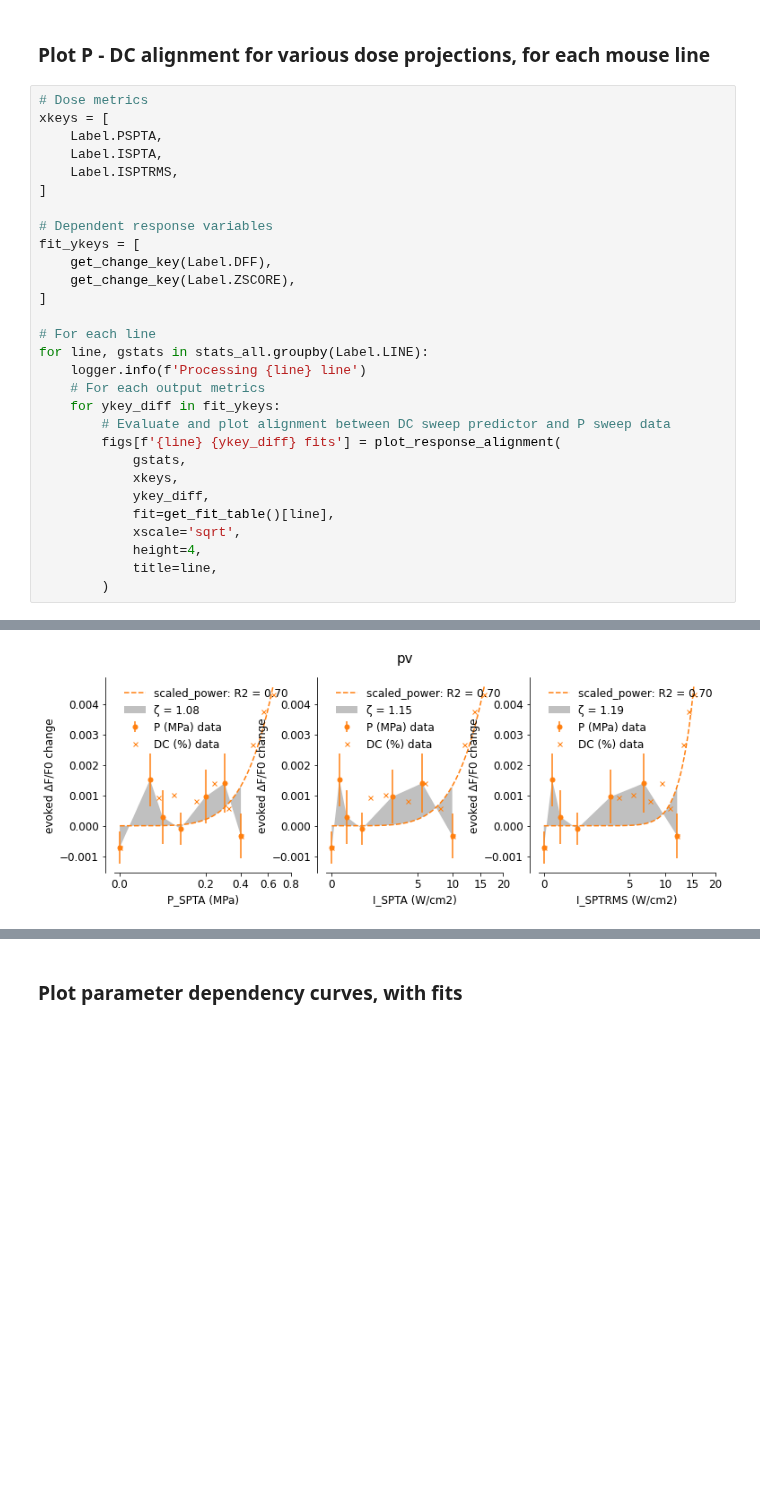
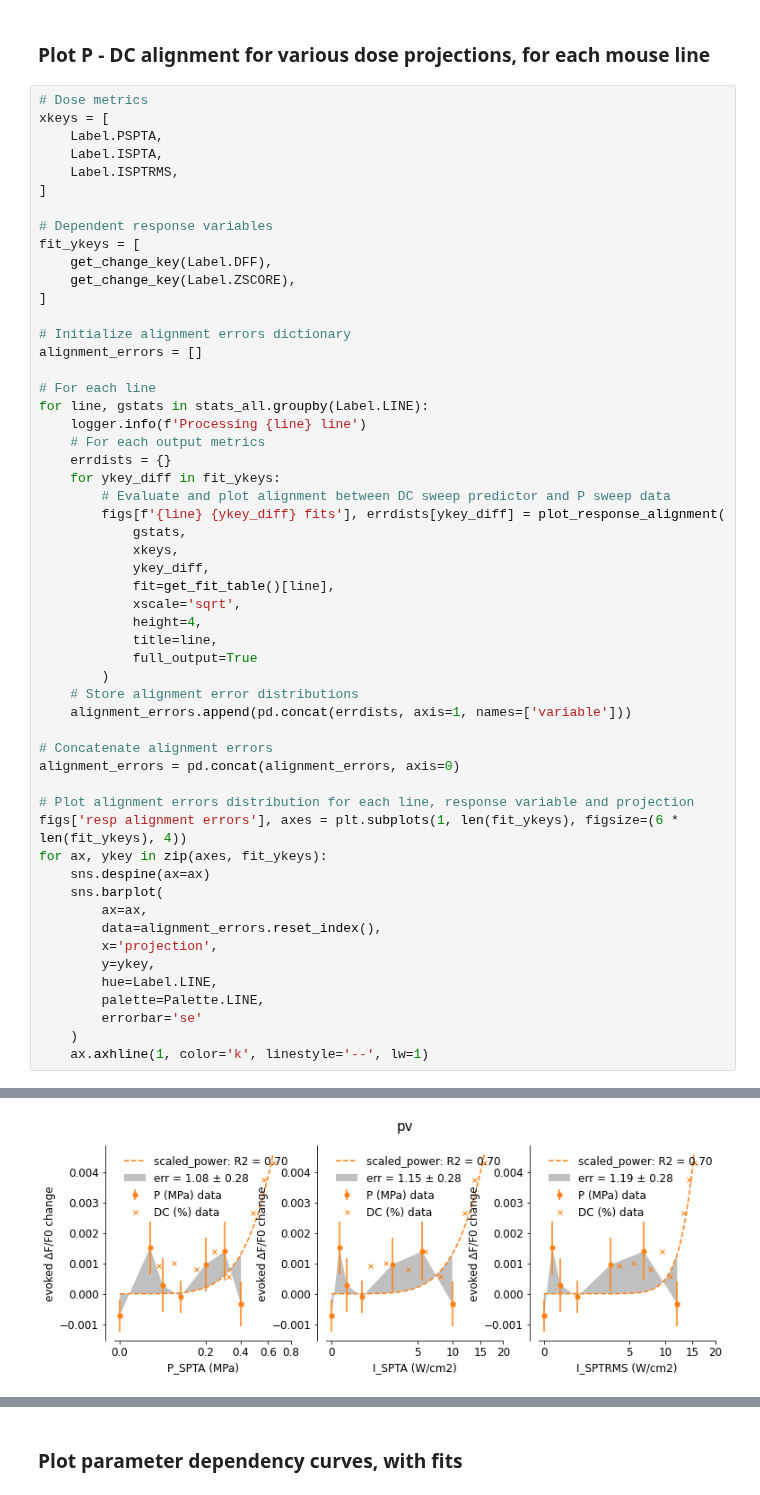
Before and after one commit to shohamlab/usnm2p, a Jupyter notebook: main_analysis.ipynb, the cells around one changed output, grey strips where cells are left out. Saved outputs shown, nothing was run; the diff lists cells and outputs as text; blank space fills up the shorter version.

Commit message:
added response alignment error plot

```diff
--- a/main_analysis.ipynb
+++ b/main_analysis.ipynb
@@ -160,13 +232,17 @@ fit_ykeys = [
     get_change_key(Label.ZSCORE),
 ]
 
+# Initialize alignment errors dictionary
+alignment_errors = []
+
 # For each line
 for line, gstats in stats_all.groupby(Label.LINE):
     logger.info(f'Processing {line} line')
     # For each output metrics
+    errdists = {}
     for ykey_diff in fit_ykeys:
         # Evaluate and plot alignment between DC sweep predictor and P sweep data
-        figs[f'{line} {ykey_diff} fits'] = plot_response_alignment(
+        figs[f'{line} {ykey_diff} fits'], errdists[ykey_diff] = plot_response_alignment(
             gstats,
             xkeys,
             ykey_diff,
@@ -174,5 +250,26 @@ for line, gstats in stats_all.groupby(Label.LINE):
             xscale='sqrt',
             height=4,
             title=line,
+            full_output=True
         )
+    # Store alignment error distributions
+    alignment_errors.append(pd.concat(errdists, axis=1, names=['variable']))
+
+# Concatenate alignment errors
+alignment_errors = pd.concat(alignment_errors, axis=0)
+
+# Plot alignment errors distribution for each line, response variable and projection
+figs['resp alignment errors'], axes = plt.subplots(1, len(fit_ykeys), figsize=(6 * len(fit_ykeys), 4))
+for ax, ykey in zip(axes, fit_ykeys):
+    sns.despine(ax=ax)
+    sns.barplot(
+        ax=ax,
+        data=alignment_errors.reset_index(),
+        x='projection',
+        y=ykey,
+        hue=Label.LINE,
+        palette=Palette.LINE,
+        errorbar='se'
+    )
+    ax.axhline(1, color='k', linestyle='--', lw=1)
 # %% [output]
@@ -208 +305 @@ for line, gstats in stats_all.groupby(Label.LINE):
-[figure, old version]
+[figure, new version]
```
Also changed, not shown: parts of 13 cells of this notebook, 3 other files.
